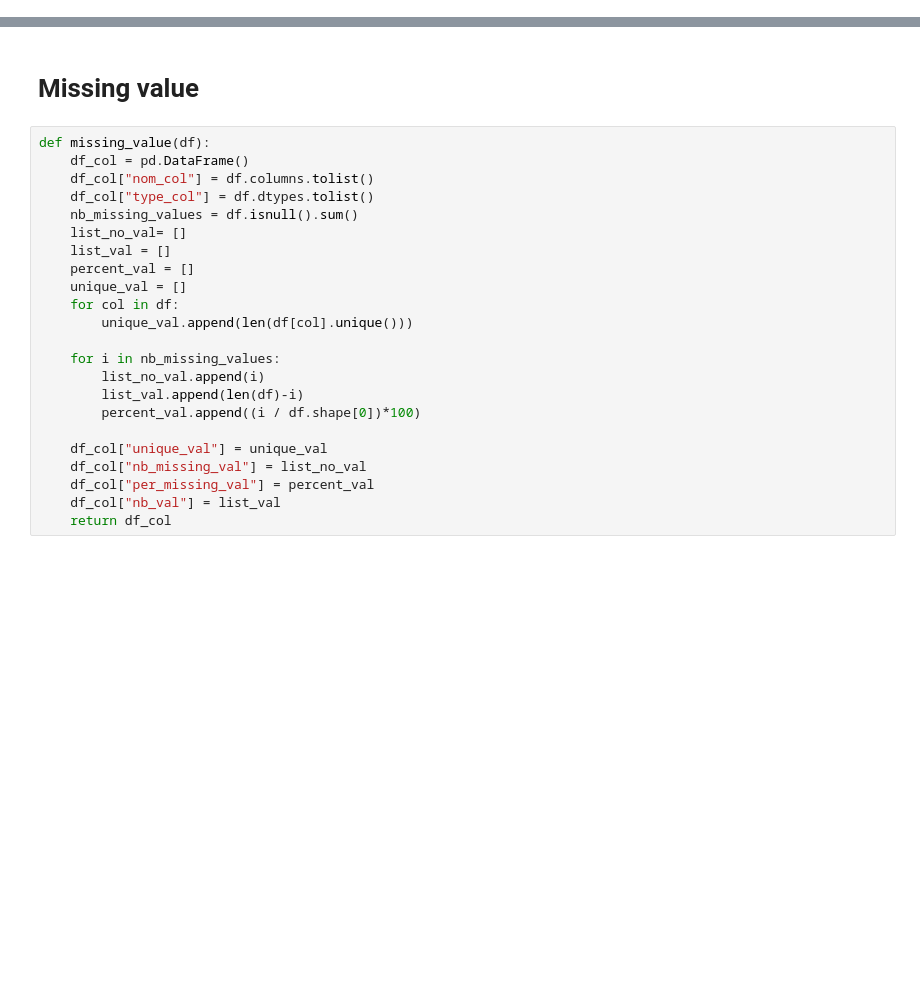
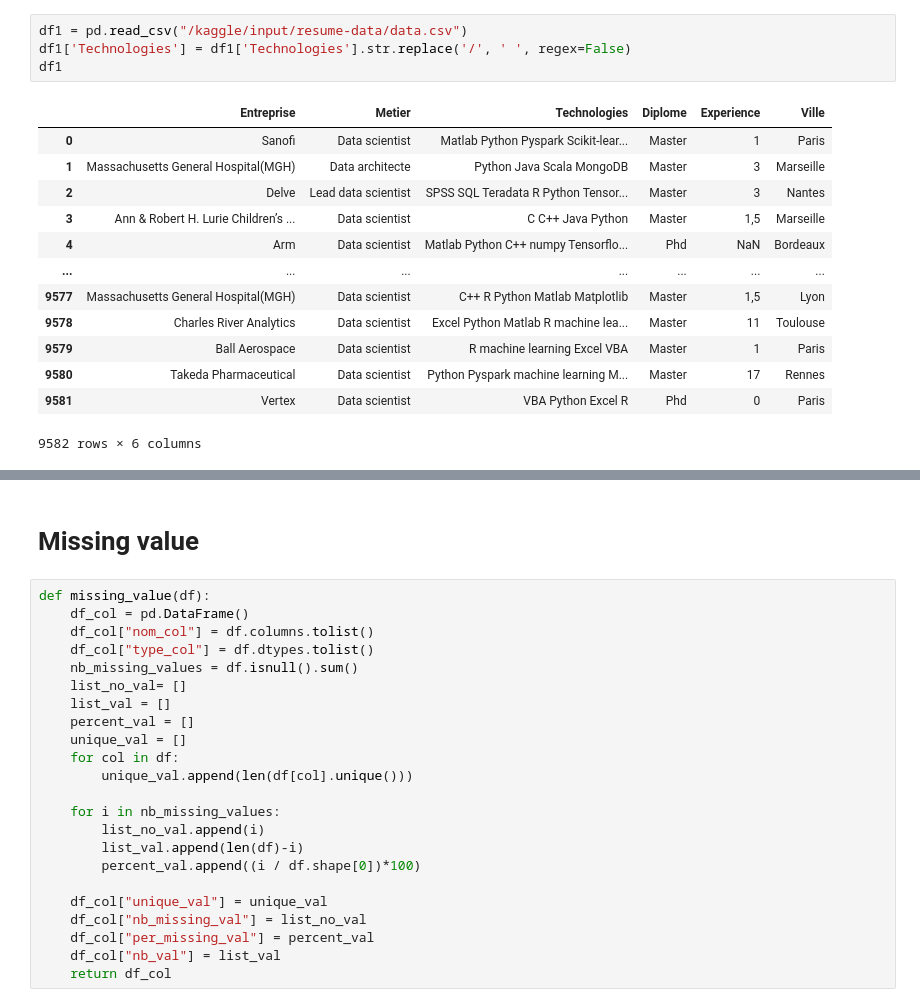
Before and after one commit to eleffa/Deep-learning, a Jupyter notebook: updatedresume.ipynb, the cells around one changed output, grey strips where cells are left out. Drawn from its saved outputs; the diff is of its cells as text; blank space fills up the shorter version.

```diff
--- a/updatedresume.ipynb
+++ b/updatedresume.ipynb
@@ -35,3 +36,21 @@ df
 | 960 | Testing | COMPUTER SKILLS & SOFTWARE KNOWLE... |
 | 961 | Testing | Skill Set OS Windows XP/7/8/8.1/1... |
 962 rows × 2 columns
+# %%
+df1 = pd.read_csv("/kaggle/input/resume-data/data.csv")
+df1['Technologies'] = df1['Technologies'].str.replace('/', ' ', regex=False)
+df1
+# %% [output]
+|  | Entreprise | Metier | Technologies | Diplome | Experience | Ville |
+| 0 | Sanofi | Data scientist | Matlab Python Pyspark Scikit-lear... | Master | 1 | Paris |
+| 1 | Massachusetts General Hospital(MGH) | Data architecte | Python Java Scala MongoDB | Master | 3 | Marseille |
+| 2 | Delve | Lead data scientist | SPSS SQL Teradata R Python Tensor... | Master | 3 | Nantes |
+| 3 | Ann & Robert H. Lurie Children’s ... | Data scientist | C C++ Java Python | Master | 1,5 | Marseille |
+| 4 | Arm | Data scientist | Matlab Python C++ numpy Tensorflo... | Phd | NaN | Bordeaux |
+| ... | ... | ... | ... | ... | ... | ... |
+| 9577 | Massachusetts General Hospital(MGH) | Data scientist | C++ R Python Matlab Matplotlib | Master | 1,5 | Lyon |
+| 9578 | Charles River Analytics | Data scientist | Excel Python Matlab R machine lea... | Master | 11 | Toulouse |
+| 9579 | Ball Aerospace | Data scientist | R machine learning Excel VBA | Master | 1 | Paris |
+| 9580 | Takeda Pharmaceutical | Data scientist | Python Pyspark machine learning M... | Master | 17 | Rennes |
+| 9581 | Vertex | Data scientist | VBA Python Excel R | Phd | 0 | Paris |
+9582 rows × 6 columns
```
Also changed, not shown: parts of 21 cells of this notebook.
